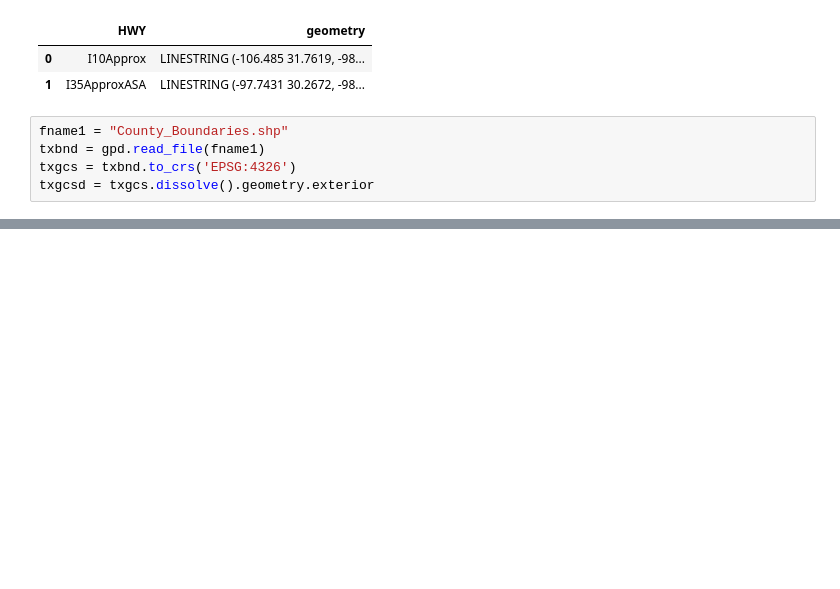
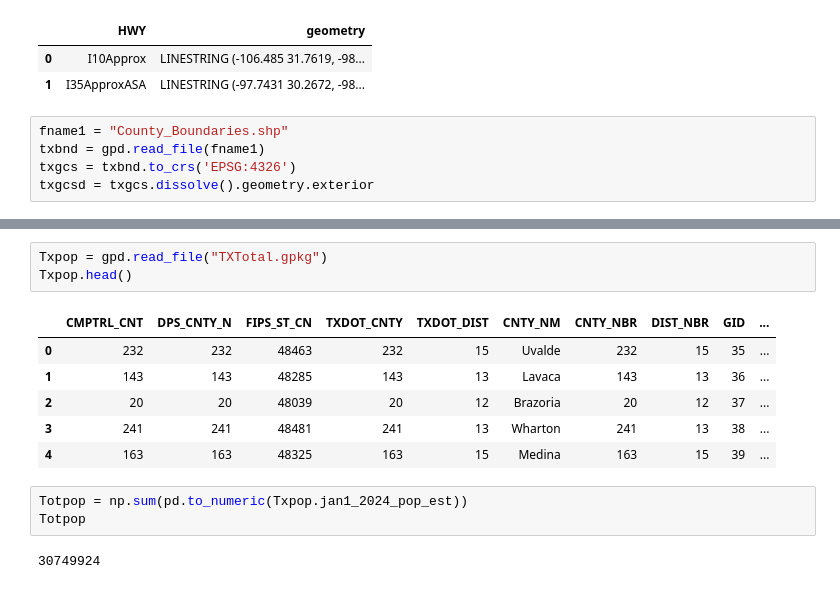
Before and after one commit to shaseevarajan/GIS-Apps-in-Engineering, a Jupyter notebook: Shaseevarajan Sivanantharajah/Assignment 5.ipynb, the cells around one changed output, grey strips where cells are left out. Saved outputs shown, nothing was run; the diff lists cells and outputs as text; blank space fills up the shorter version.

```diff
--- a/Shaseevarajan Sivanantharajah/Assignment 5.ipynb
+++ b/Shaseevarajan Sivanantharajah/Assignment 5.ipynb
@@ -120,0 +164,15 @@ plt.show
+# %%
+Txpop = gpd.read_file("TXTotal.gpkg")
+Txpop.head()
+# %% [output]
+|  | CMPTRL_CNT | DPS_CNTY_N | FIPS_ST_CN | TXDOT_CNTY | TXDOT_DIST | CNTY_NM | CNTY_NBR | DIST_NBR | GID | ... |
+| 0 | 232 | 232 | 48463 | 232 | 15 | Uvalde | 232 | 15 | 35 | ... |
+| 1 | 143 | 143 | 48285 | 143 | 13 | Lavaca | 143 | 13 | 36 | ... |
+| 2 | 20 | 20 | 48039 | 20 | 12 | Brazoria | 20 | 12 | 37 | ... |
+| 3 | 241 | 241 | 48481 | 241 | 13 | Wharton | 241 | 13 | 38 | ... |
+| 4 | 163 | 163 | 48325 | 163 | 15 | Medina | 163 | 15 | 39 | ... |
+# %%
+Totpop = np.sum(pd.to_numeric(Txpop.jan1_2024_pop_est))
+Totpop
+# %% [output]
+30749924
```
Also changed, not shown: parts of 15 cells of this notebook.
